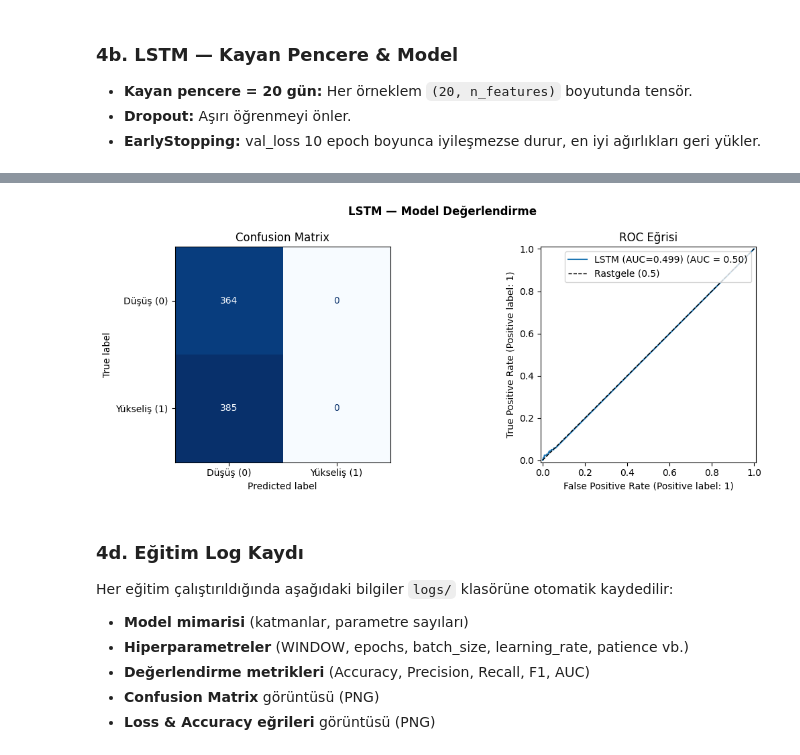
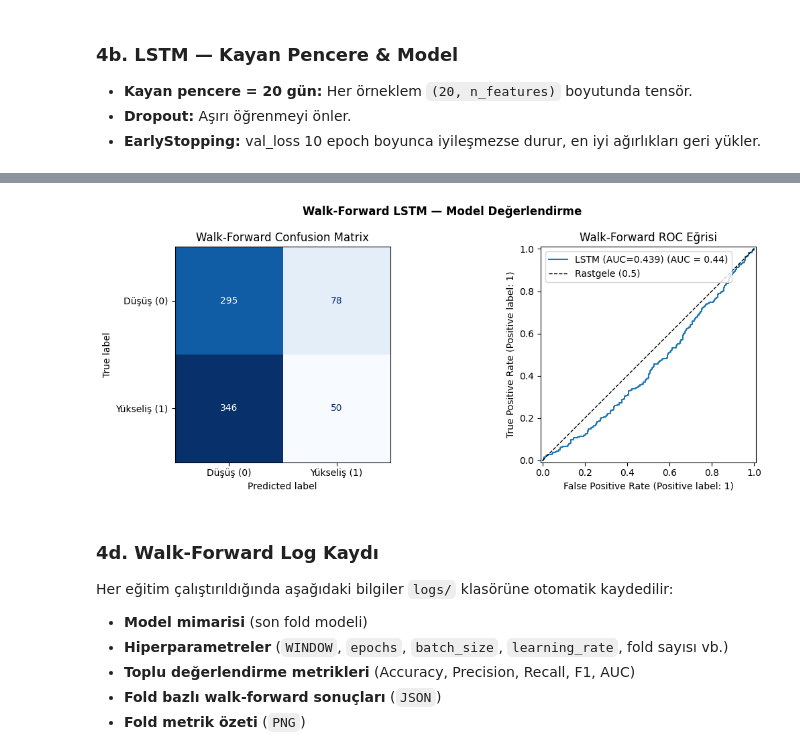
Before and after one commit to CarpeDiem0110/stock_trend_prediction, a Jupyter notebook: stock_analysis.ipynb, the cells around one changed output, grey strips where cells are left out. Saved outputs shown, nothing was run; the diff lists cells and outputs as text; code cells hidden in the pictures.

Commit message:
walk forward method is added

```diff
--- a/stock_analysis.ipynb
+++ b/stock_analysis.ipynb
@@ -417,5 +442,5 @@ LSTM Test tensörü   : (749, 20, 4)
 # %%
-#Hyperparameters of Model
+# Hyperparameters of Model
 
 hyperparams = {
     "window": WINDOW,
@@ -430,7 +455,11 @@ hyperparams = {
     "dropout_rates": 0.2,
     "lstm_units": 64,
     "dense_units": 16,
+    "walk_forward_splits": WF_N_SPLITS,
+    "initial_train_ratio": INITIAL_TRAIN_RATIO,
+    "validation_split": 0.15,
+    "shuffle": False,
     "train_samples": len(X_train_seq),
-    "test_samples": len(X_test_seq),
+    "backtest_samples": len(X) - split_idx,
 }
 # %%
@@ -559,25 +689,25 @@ from sklearn.metrics import (
     ConfusionMatrixDisplay, RocCurveDisplay
 )
 
-# ── TAHMİN ───────────────────────────────────────────────────────────────────
-y_prob = model.predict(X_test_seq, verbose=0).flatten()
-y_pred = (y_prob >= 0.5).astype(int)
-
-# ── METRİKLER ────────────────────────────────────────────────────────────────
+# ── TOPLU WALK-FORWARD METRİKLERİ ───────────────────────────────────────────
 acc  = accuracy_score(y_test_seq, y_pred)
 prec = precision_score(y_test_seq, y_pred, zero_division=0)
 rec  = recall_score(y_test_seq, y_pred, zero_division=0)
 f1   = f1_score(y_test_seq, y_pred, zero_division=0)
-auc  = roc_auc_score(y_test_seq, y_prob)
+auc  = roc_auc_score(y_test_seq, y_prob) if len(np.unique(y_test_seq)) > 1 else float('nan')
 
 print("=" * 50)
-print("       LSTM DEĞERLENDİRME SONUÇLARI")
+print("       WALK-FORWARD LSTM SONUÇLARI")
 print("=" * 50)
-print(f"  Accuracy  : {acc:.4f}")
-print(f"  Precision : {prec:.4f}")
-print(f"  Recall    : {rec:.4f}")
-print(f"  F1 Score  : {f1:.4f}")
-print(f"  ROC-AUC   : {auc:.4f}")
+print(f"  Fold Sayısı : {len(fold_results)}")
+print(f"  Tahmin Günü : {len(y_test_seq):,}")
+print(f"  Accuracy    : {acc:.4f}")
+print(f"  Precision   : {prec:.4f}")
+print(f"  Recall      : {rec:.4f}")
+print(f"  F1 Score    : {f1:.4f}")
+print(f"  ROC-AUC     : {auc:.4f}")
 print("=" * 50)
+
+fold_results.round(4)
 # %% [output]
 ==================================================
@@ -592,35 +730,35 @@ print("=" * 50)
 # %%
-# ── CONFUSION MATRIX & ROC EĞRİSİ ────────────────────────────────────────────
+# ── CONFUSION MATRIX & ROC EĞRİSİ (WALK-FORWARD) ────────────────────────────
 fig, (ax1, ax2) = plt.subplots(1, 2, figsize=(12, 4.5))
 
 # Confusion Matrix
 cm = confusion_matrix(y_test_seq, y_pred)
 ConfusionMatrixDisplay(cm, display_labels=['Düşüş (0)', 'Yükseliş (1)']).plot(
     ax=ax1, colorbar=False, cmap='Blues')
-ax1.set_title('Confusion Matrix')
+ax1.set_title('Walk-Forward Confusion Matrix')
 
 # ROC Eğrisi
 RocCurveDisplay.from_predictions(
     y_test_seq, y_prob, ax=ax2,
     name=f'LSTM (AUC={auc:.3f})')
 ax2.plot([0, 1], [0, 1], 'k--', lw=1, label='Rastgele (0.5)')
-ax2.set_title('ROC Eğrisi')
+ax2.set_title('Walk-Forward ROC Eğrisi')
 ax2.legend()
 
-plt.suptitle('LSTM — Model Değerlendirme', fontweight='bold')
+plt.suptitle('Walk-Forward LSTM — Model Değerlendirme', fontweight='bold')
 plt.tight_layout()
 plt.show()
 # %% [output]
-[figure, old version]
+[figure, new version]
 # %% [markdown]
-### 4d. Eğitim Log Kaydı
+### 4d. Walk-Forward Log Kaydı
 
 Her eğitim çalıştırıldığında aşağıdaki bilgiler `logs/` klasörüne otomatik kaydedilir:
-- **Model mimarisi** (katmanlar, parametre sayıları)
-- **Hiperparametreler** (WINDOW, epochs, batch_size, learning_rate, patience vb.)
-- **Değerlendirme metrikleri** (Accuracy, Precision, Recall, F1, AUC)
-- **Confusion Matrix** görüntüsü (PNG)
-- **Loss & Accuracy eğrileri** görüntüsü (PNG)
+- **Model mimarisi** (son fold modeli)
+- **Hiperparametreler** (`WINDOW`, `epochs`, `batch_size`, `learning_rate`, fold sayısı vb.)
+- **Toplu değerlendirme metrikleri** (Accuracy, Precision, Recall, F1, AUC)
+- **Fold bazlı walk-forward sonuçları** (`JSON`)
+- **Fold metrik özeti** (`PNG`)
 # %%
 import os, json
 from datetime import datetime
```
Also changed, not shown: parts of 12 cells of this notebook, 4 other files.
